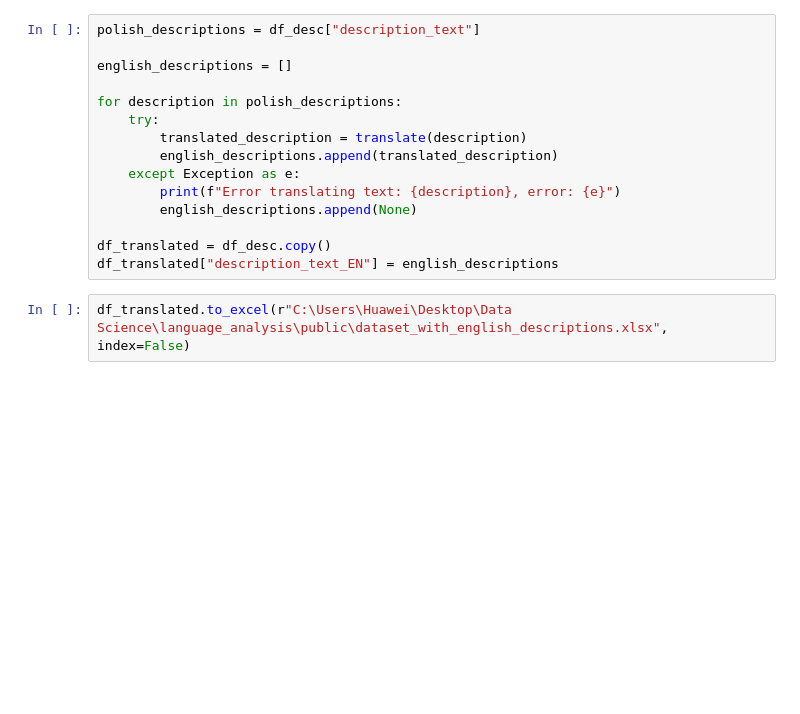
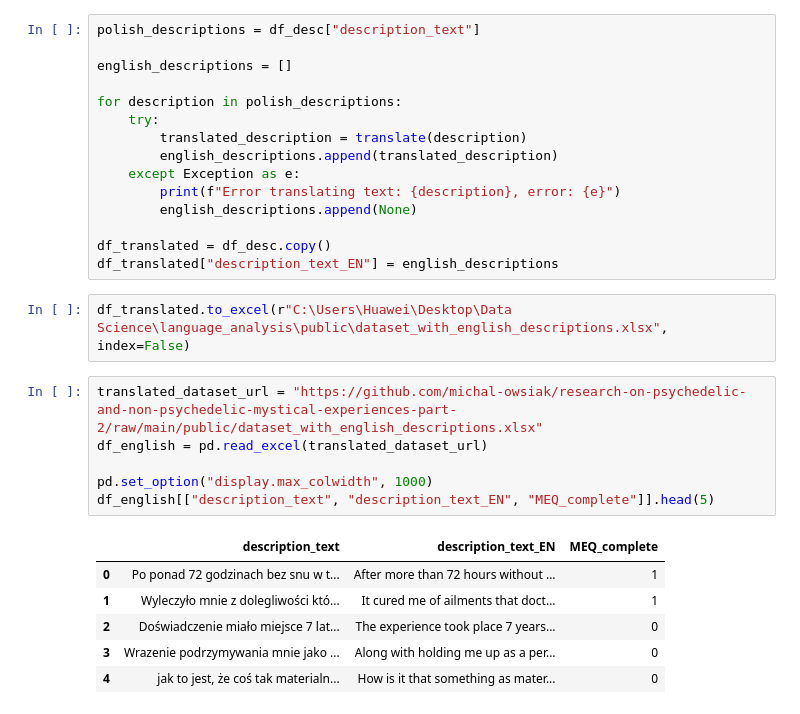
Before and after one commit to michal-owsiak/swps-university-research-part-II, a Jupyter notebook: linguistic_analysis.ipynb, the cells around one changed output. Cells and saved outputs as stored; diff of their text form; blank space fills up the shorter version.

```diff
--- a/linguistic_analysis.ipynb
+++ b/linguistic_analysis.ipynb
@@ -180,3 +171,16 @@ df_translated = df_desc.copy()
 df_translated["description_text_EN"] = english_descriptions
 # %%
 df_translated.to_excel(r"C:\Users\Huawei\Desktop\Data Science\language_analysis\public\dataset_with_english_descriptions.xlsx", index=False)
+# %%
+translated_dataset_url = "https://github.com/michal-owsiak/research-on-psychedelic-and-non-psychedelic-mystical-experiences-part-2/raw/main/public/dataset_with_english_descriptions.xlsx"
+df_english = pd.read_excel(translated_dataset_url)
+
+pd.set_option("display.max_colwidth", 1000)
+df_english[["description_text", "description_text_EN", "MEQ_complete"]].head(5)
+# %% [output]
+|  | description_text | description_text_EN | MEQ_complete |
+| 0 | Po ponad 72 godzinach bez snu w t... | After more than 72 hours without ... | 1 |
+| 1 | Wyleczyło mnie z dolegliwości któ... | It cured me of ailments that doct... | 1 |
+| 2 | Doświadczenie miało miejsce 7 lat... | The experience took place 7 years... | 0 |
+| 3 | Wrazenie podrzymywania mnie jako ... | Along with holding me up as a per... | 0 |
+| 4 | jak to jest, że coś tak materialn... | How is it that something as mater... | 0 |
```
Also changed, not shown: parts of 3 cells of this notebook, 1 other file.
